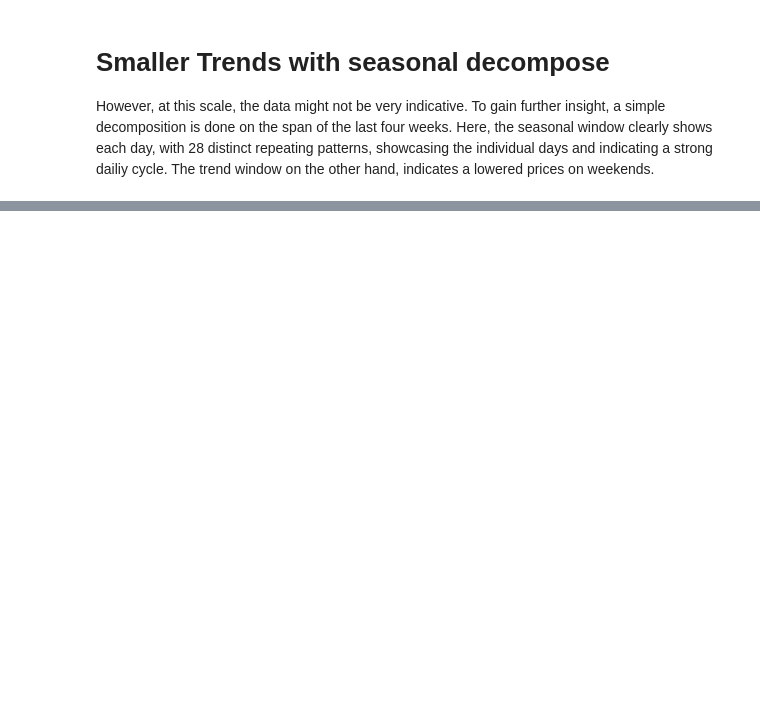
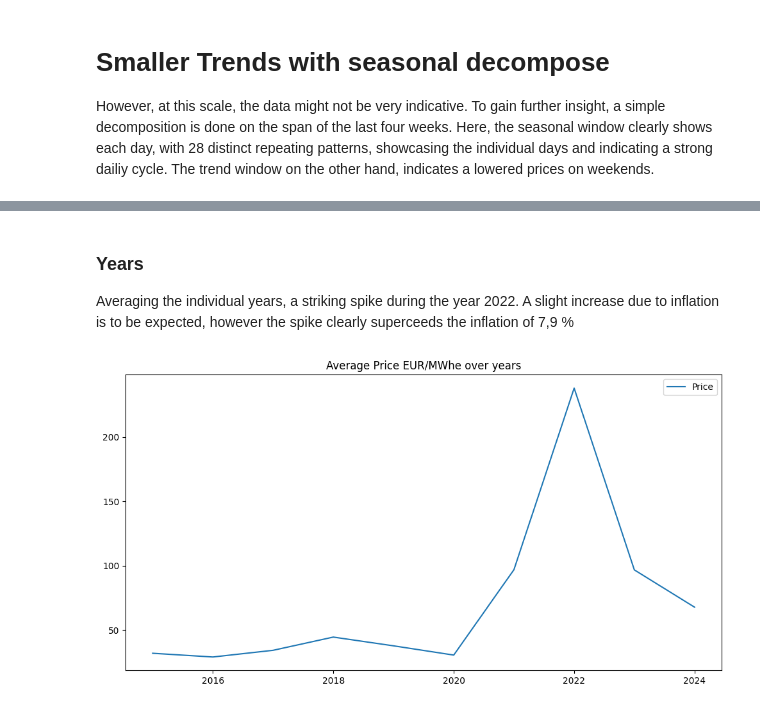
Before and after one commit to BTW25-Data-Science-Challenge/xAi, a Jupyter notebook: PlottingAndObservation/Overview.ipynb, the cells around one changed output, grey strips where cells are left out. Saved outputs shown, nothing was run; the diff lists cells and outputs as text; code cells hidden in the pictures; blank space fills up the shorter version.

Commit message:
refill output for show during meeting

```diff
--- a/PlottingAndObservation/Overview.ipynb
+++ b/PlottingAndObservation/Overview.ipynb
@@ -64,0 +91,14 @@ plt.show()
+# %% [markdown]
+### Years
+Averaging the individual years, a striking spike during the year 2022. A slight increase due to inflation is to be expected, however the spike clearly superceeds the inflation of 7,9 %
+# %%
+dataframe.set_index('Datetime (UTC)')
+yearly_mean_frame = dataframe.groupby(dataframe["Datetime (UTC)"].dt.year)['Price (EUR/MWhe)'].mean()
+
+plt.figure(figsize=(12,6))
+plt.plot([2015,2016,2017,2018,2019,2020,2021,2022,2023,2024], yearly_mean_frame, label='Price')
+plt.legend()
+plt.title('Average Price EUR/MWhe over years')
+plt.show()
+# %% [output]
+[figure, added]
```
Also changed, not shown: parts of 9 cells of this notebook.
